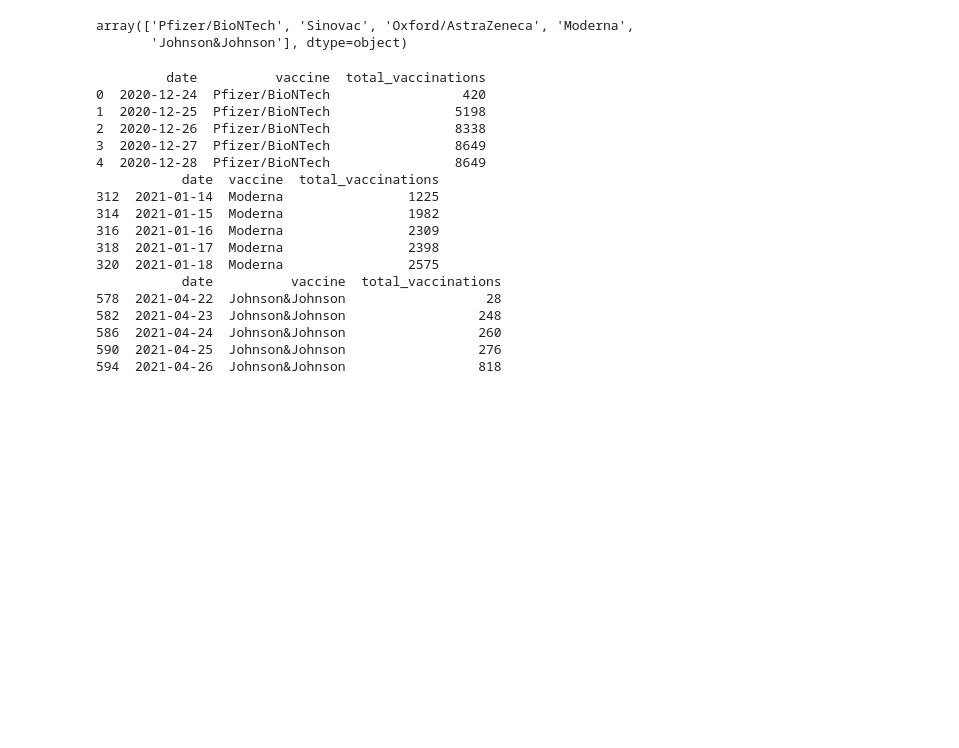
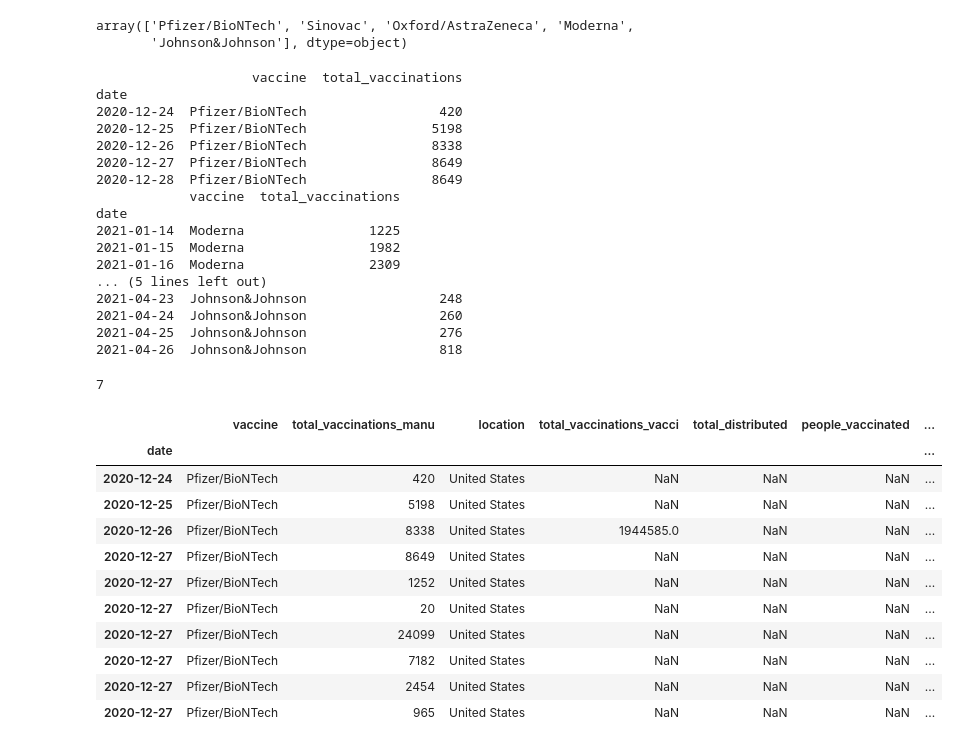
Before and after one commit to juno-yuu/COVID-Vaccine-and-Biotech-industry, a Jupyter notebook: Final_Project_Clean.ipynb, the cells around one changed output. Cells and saved outputs as stored; diff of their text form; code cells hidden in the pictures; blank space fills up the shorter version.

```diff
--- a/Final_Project_Clean.ipynb
+++ b/Final_Project_Clean.ipynb
@@ -95,30 +97,49 @@ manu.vaccine.unique()
 array(['Pfizer/BioNTech', 'Sinovac', 'Oxford/AstraZeneca', 'Moderna',
        'Johnson&Johnson'], dtype=object)
 # %%
-Pf_manu = manu.loc[manu.vaccine == 'Pfizer/BioNTech', ['date', 'vaccine', 'total_vaccinations']]
+Pf_manu = manu.loc[manu.vaccine == 'Pfizer/BioNTech', ['vaccine', 'total_vaccinations']]
 print(Pf_manu.head())
 
-Mod_manu = manu.loc[manu.vaccine == 'Moderna', ['date', 'vaccine', 'total_vaccinations']]
+Mod_manu = manu.loc[manu.vaccine == 'Moderna', ['vaccine', 'total_vaccinations']]
 print(Mod_manu.head())
 
-JJ_manu = manu.loc[manu.vaccine == 'Johnson&Johnson', ['date', 'vaccine', 'total_vaccinations']]
+JJ_manu = manu.loc[manu.vaccine == 'Johnson&Johnson', ['vaccine', 'total_vaccinations']]
 print(JJ_manu.head())
 # %% [output]
-         date          vaccine  total_vaccinations
-0  2020-12-24  Pfizer/BioNTech                 420
-1  2020-12-25  Pfizer/BioNTech                5198
-2  2020-12-26  Pfizer/BioNTech                8338
-3  2020-12-27  Pfizer/BioNTech                8649
-4  2020-12-28  Pfizer/BioNTech                8649
-           date  vaccine  total_vaccinations
-312  2021-01-14  Moderna                1225
-314  2021-01-15  Moderna                1982
-316  2021-01-16  Moderna                2309
-318  2021-01-17  Moderna                2398
-320  2021-01-18  Moderna                2575
-           date          vaccine  total_vaccinations
-578  2021-04-22  Johnson&Johnson                  28
-582  2021-04-23  Johnson&Johnson                 248
-586  2021-04-24  Johnson&Johnson                 260
-590  2021-04-25  Johnson&Johnson                 276
-594  2021-04-26  Johnson&Johnson                 818
+                    vaccine  total_vaccinations
+date
+2020-12-24  Pfizer/BioNTech                 420
+2020-12-25  Pfizer/BioNTech                5198
+2020-12-26  Pfizer/BioNTech                8338
+2020-12-27  Pfizer/BioNTech                8649
+2020-12-28  Pfizer/BioNTech                8649
+            vaccine  total_vaccinations
+date
+2021-01-14  Moderna                1225
+2021-01-15  Moderna                1982
+2021-01-16  Moderna                2309
+... (5 lines left out)
+2021-04-23  Johnson&Johnson                 248
+2021-04-24  Johnson&Johnson                 260
+2021-04-25  Johnson&Johnson                 276
+2021-04-26  Johnson&Johnson                 818
+# %%
+(Pf_manu.index == '2020-12-27').sum()
+# %% [output]
+7
+# %%
+Pf_manu_vacci = Pf_manu.join(vacci, how = 'inner', lsuffix = '_manu', rsuffix = '_vacci')
+Pf_manu_vacci.head(10)
+# %% [output]
+|  | vaccine | total_vaccinations_manu | location | total_vaccinations_vacci | total_distributed | people_vaccinated | ... |
+| date |  |  |  |  |  |  | ... |
+| 2020-12-24 | Pfizer/BioNTech | 420 | United States | NaN | NaN | NaN | ... |
+| 2020-12-25 | Pfizer/BioNTech | 5198 | United States | NaN | NaN | NaN | ... |
+| 2020-12-26 | Pfizer/BioNTech | 8338 | United States | 1944585.0 | NaN | NaN | ... |
+| 2020-12-27 | Pfizer/BioNTech | 8649 | United States | NaN | NaN | NaN | ... |
+| 2020-12-27 | Pfizer/BioNTech | 1252 | United States | NaN | NaN | NaN | ... |
+| 2020-12-27 | Pfizer/BioNTech | 20 | United States | NaN | NaN | NaN | ... |
+| 2020-12-27 | Pfizer/BioNTech | 24099 | United States | NaN | NaN | NaN | ... |
+| 2020-12-27 | Pfizer/BioNTech | 7182 | United States | NaN | NaN | NaN | ... |
+| 2020-12-27 | Pfizer/BioNTech | 2454 | United States | NaN | NaN | NaN | ... |
+| 2020-12-27 | Pfizer/BioNTech | 965 | United States | NaN | NaN | NaN | ... |
```
Also changed, not shown: parts of 6 cells of this notebook.
